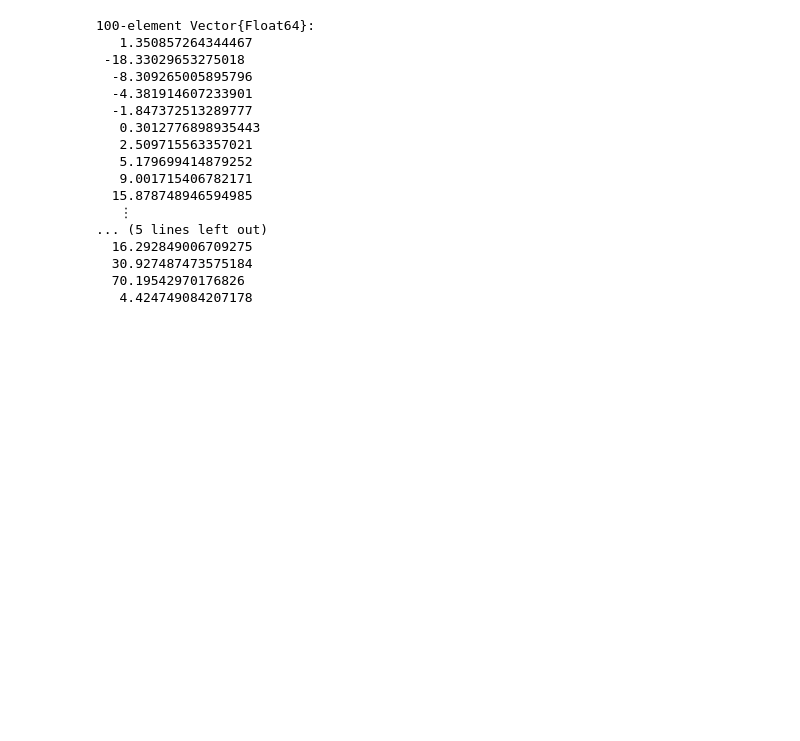
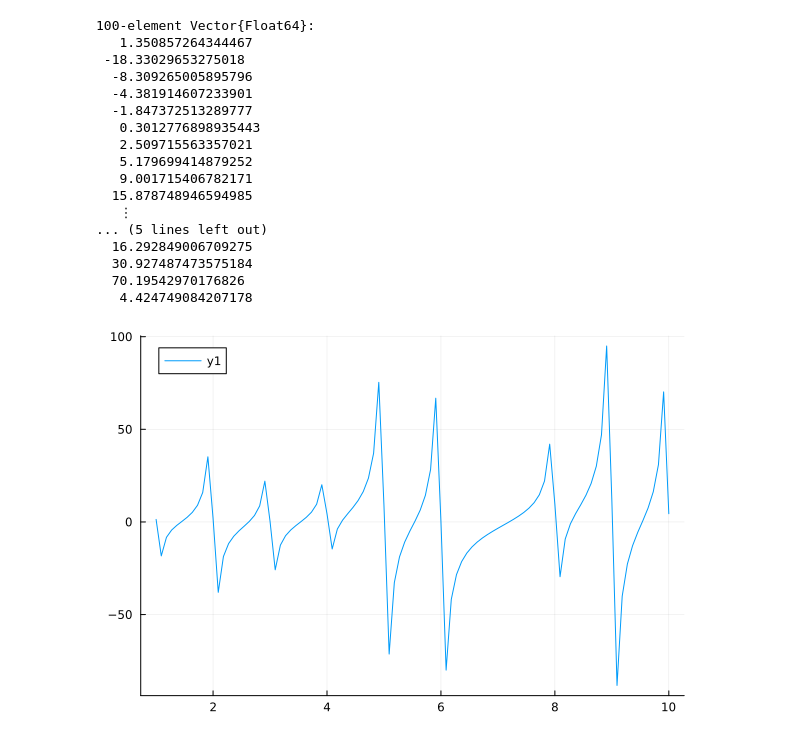
Before and after one commit to BubnaRishabh/Long-range, a Jupyter notebook: julia code/finite volume/luscherzeta.ipynb, the cells around one changed output. Saved outputs shown, nothing was run; the diff lists cells and outputs as text; code cells hidden in the pictures; blank space fills up the shorter version.

```diff
--- a/julia code/finite volume/luscherzeta.ipynb
+++ b/julia code/finite volume/luscherzeta.ipynb
@@ -220,3 +211,8 @@ A = [real(Z00Yamazakilm(0,0,[0.0,0.0,0.0],1,etasq[i])) for i in 1:100]
   30.927487473575184
   70.19542970176826
    4.424749084207178
+# %%
+using Plots
+plot(etasq, A)
+# %% [output]
+[figure, added]
```
Also changed, not shown: parts of 1 cell of this notebook.
